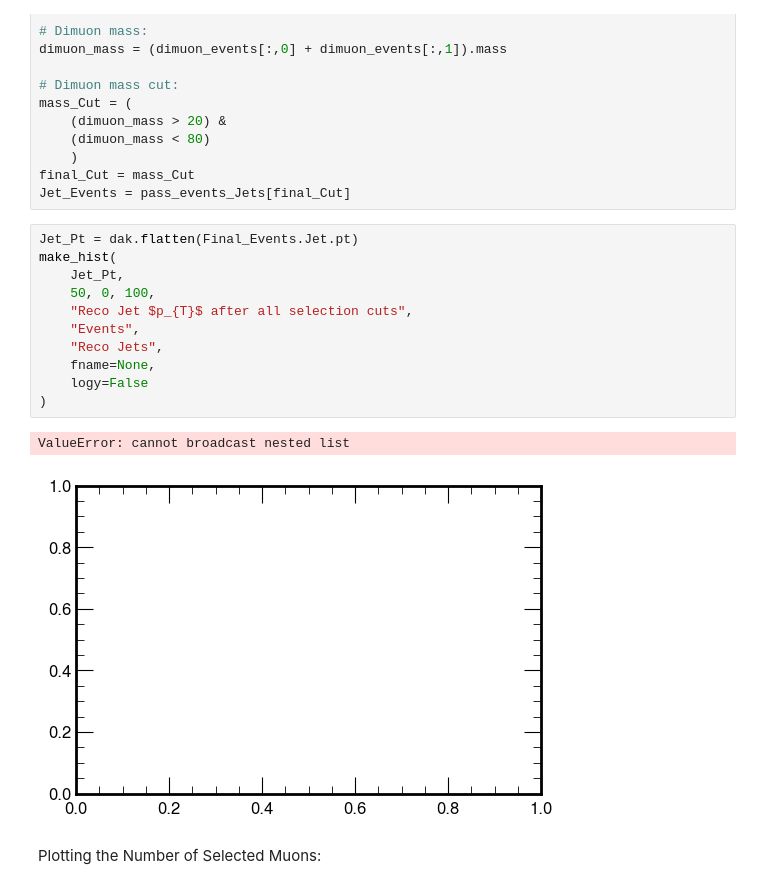
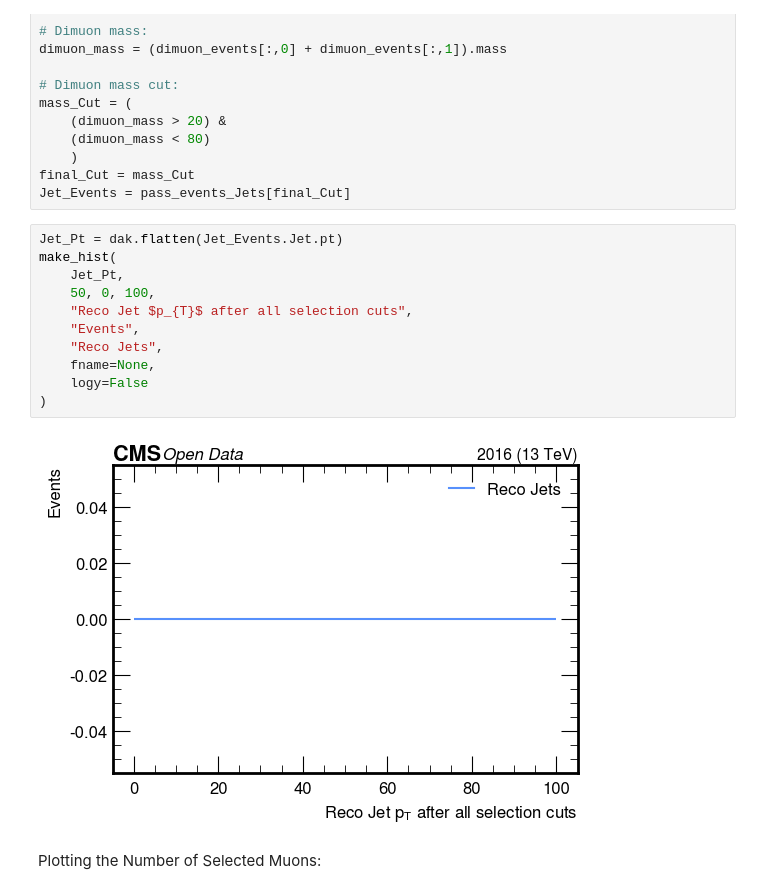
Before and after one commit to xondikoi03/charmTaggingAnalysis, a Jupyter notebook: Coffea/notebooks/charmAnalysis.ipynb, the cells around one changed output. Saved outputs shown, nothing was run; the diff lists cells and outputs as text.

```diff
--- a/Coffea/notebooks/charmAnalysis.ipynb
+++ b/Coffea/notebooks/charmAnalysis.ipynb
@@ -541,19 +557,18 @@ mass_Cut = (
 final_Cut = mass_Cut
 Jet_Events = pass_events_Jets[final_Cut]
 # %%
-Jet_Pt = dak.flatten(Final_Events.Jet.pt)
+Jet_Pt = dak.flatten(Jet_Events.Jet.pt)
 make_hist(
     Jet_Pt,
     50, 0, 100,
     "Reco Jet $p_{T}$ after all selection cuts",
     "Events",
     "Reco Jets",
     fname=None,
     logy=False
 )
 # %% [output]
-ValueError: cannot broadcast nested list
-[figure, old version]
+[figure, new version]
 # %% [markdown]
 Plotting the Number of Selected Muons:
 # %%
```
Also changed, not shown: parts of 1 cell of this notebook.
